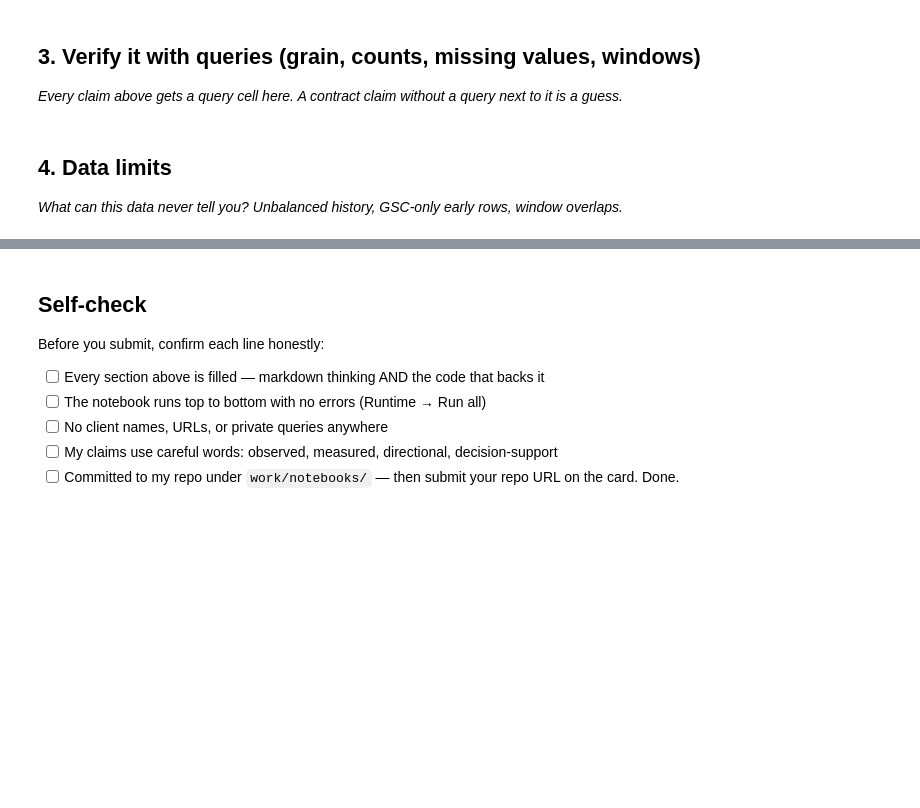
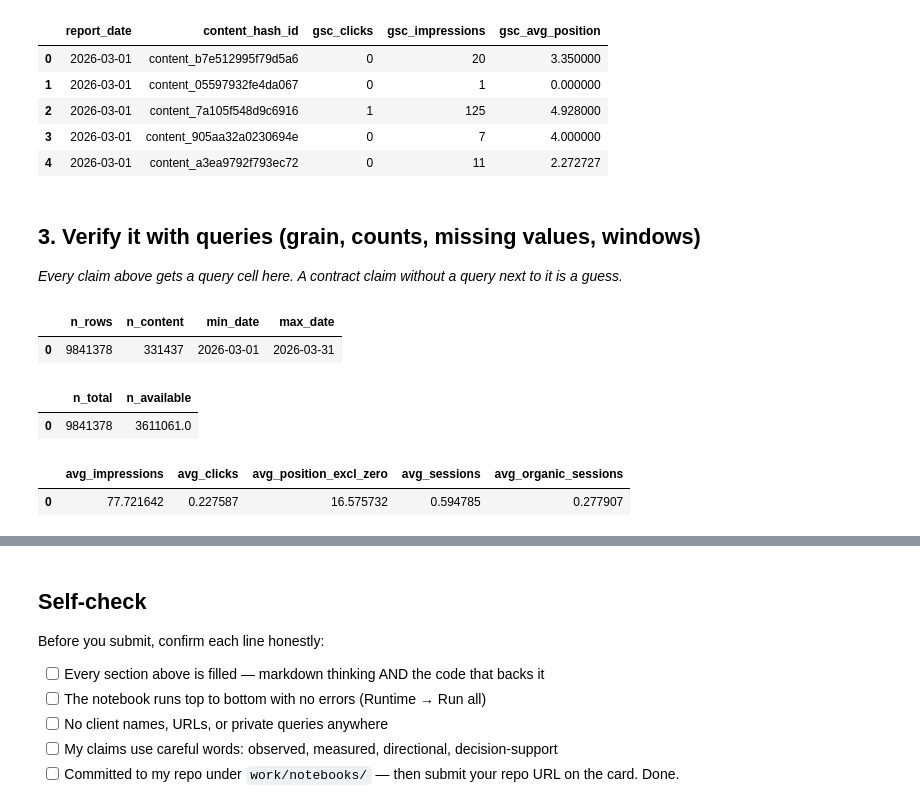
Before and after one commit to arjelmilan/flyrank-ai, a Jupyter notebook: work/notebooks/w03_data_contract.ipynb, the cells around one changed output, grey strips where cells are left out. Saved outputs shown, nothing was run; the diff lists cells and outputs as text; code cells hidden in the pictures; blank space fills up the shorter version.

```diff
--- a/work/notebooks/w03_data_contract.ipynb
+++ b/work/notebooks/w03_data_contract.ipynb
@@ -22,0 +9,15 @@ This skeleton is yours to fill. Work the sections **in order** — each one has
+# %%
+import duckdb
+from google.colab import userdata
+
+con = duckdb.connect()
+con.execute("SET s3_endpoint='huggingface.co'")
+con.execute(f"CREATE SECRET hf_token (TYPE huggingface, TOKEN 'HT_TOKEN')")
+
+TABLE = "read_parquet('hf://datasets/FlyRank/internship-warehouse/fact_content_daily_performance/month=2026-03/*.parquet')"
+
+# quick sanity check
+con.execute(f"""
+    SELECT COUNT(*) AS n, MIN(report_date) AS min_d, MAX(report_date) AS max_d
+    FROM {TABLE}
+""").df()
@@ -23,3 +57,16 @@ This skeleton is yours to fill. Work the sections **in order** — each one has
+# %%
+con.execute(f"""
+    SELECT report_date, content_hash_id, gsc_clicks, gsc_impressions, gsc_avg_position
+    FROM {TABLE}
+    LIMIT 5
+""").df()
+# %% [output]
+|  | report_date | content_hash_id | gsc_clicks | gsc_impressions | gsc_avg_position |
+| 0 | 2026-03-01 | content_b7e512995f79d5a6 | 0 | 20 | 3.350000 |
+| 1 | 2026-03-01 | content_05597932fe4da067 | 0 | 1 | 0.000000 |
+| 2 | 2026-03-01 | content_7a105f548d9c6916 | 1 | 125 | 4.928000 |
+| 3 | 2026-03-01 | content_905aa32a0230694e | 0 | 7 | 4.000000 |
+| 4 | 2026-03-01 | content_a3ea9792f793ec72 | 0 | 11 | 2.272727 |
 # %% [markdown]
 ## 3. Verify it with queries (grain, counts, missing values, windows)
 
@@ -30,4 +74,39 @@ This skeleton is yours to fill. Work the sections **in order** — each one has
-# %% [markdown]
-## 4. Data limits
-
-*What can this data never tell you? Unbalanced history, GSC-only early rows, window overlaps.*
+# %%
+
+con.execute(f"""
+    SELECT COUNT(*) AS n_rows,
+           COUNT(DISTINCT content_hash_id) AS n_content,
+           MIN(report_date) AS min_date,
+           MAX(report_date) AS max_date
+    FROM {TABLE}
+""").df()
+# %% [output]
+|  | n_rows | n_content | min_date | max_date |
+| 0 | 9841378 | 331437 | 2026-03-01 | 2026-03-31 |
+# %%
+
+
+con.execute(f"""
+    SELECT
+      COUNT(*) AS n_total,
+      SUM(CASE WHEN gsc_data_available IS TRUE THEN 1 ELSE 0 END) AS n_available
+    FROM {TABLE}
+""").df()
+# %% [output]
+|  | n_total | n_available |
+| 0 | 9841378 | 3611061.0 |
+# %%
+
+con.execute(f"""
+    SELECT
+      AVG(gsc_impressions) AS avg_impressions,
+      AVG(gsc_clicks) AS avg_clicks,
+      AVG(CASE WHEN gsc_avg_position > 0 THEN gsc_avg_position END) AS avg_position_excl_zero,
+      AVG(ga4_sessions) AS avg_sessions,
+      AVG(sessions_organic) AS avg_organic_sessions
+    FROM {TABLE}
+    WHERE gsc_data_available IS TRUE
+""").df()
+# %% [output]
+|  | avg_impressions | avg_clicks | avg_position_excl_zero | avg_sessions | avg_organic_sessions |
+| 0 | 77.721642 | 0.227587 | 16.575732 | 0.594785 | 0.277907 |
```
Also changed, not shown: parts of 11 cells of this notebook.
